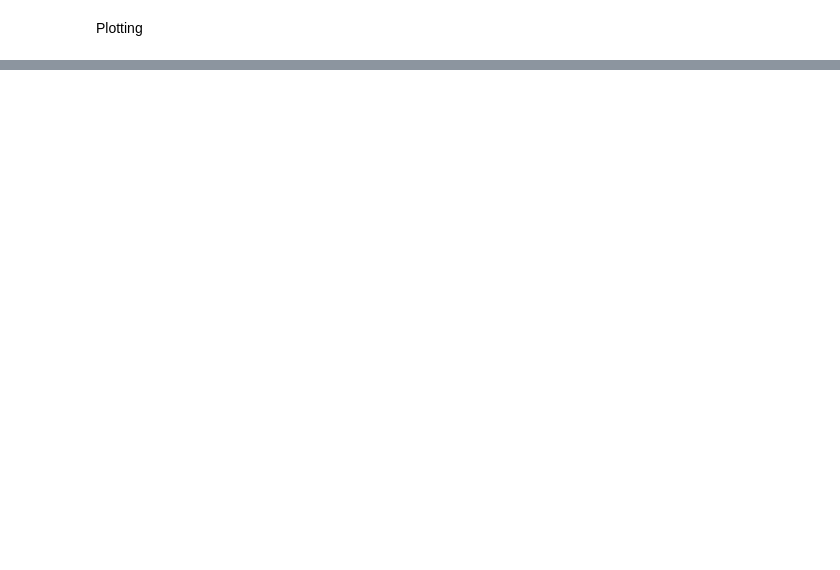
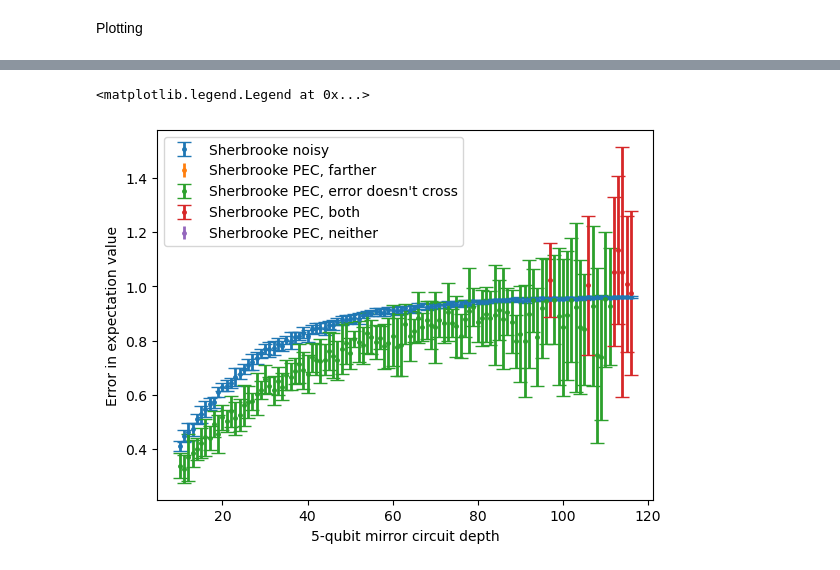
Before and after one commit to irvingatchem/EE522_25_3, a Jupyter notebook: Notebooks/PEC/Harry_Plotter_PEC.ipynb, the cells around one changed output, grey strips where cells are left out. Saved outputs shown, nothing was run; the diff lists cells and outputs as text; code cells hidden in the pictures; blank space fills up the shorter version.

```diff
--- a/Notebooks/PEC/Harry_Plotter_PEC.ipynb
+++ b/Notebooks/PEC/Harry_Plotter_PEC.ipynb
@@ -149,0 +276,15 @@ ax4.legend(loc = "upper left")
+# %%
+plt.figure()
+kwargs = {"capsize": 5, "lw": 2}
+#
+plt.errorbar(sherbrooke_5qdepths, sherbrooke_raw_5qerrors, yerr= sherbrooke_raw_5qstds, label = "Sherbrooke noisy", **kwargs, fmt='o', ms=2.5)
+plt.errorbar(sherbrooke_5qdepths[sherbrooke_5q_farther_indicies], sherbrooke_pec_5qerrors[sherbrooke_5q_farther_indicies], yerr= sherbrooke_pec_5qstds[sherbrooke_5q_farther_indicies], label = "Sherbrooke PEC, farther", **kwargs, fmt='o', ms=2.5)
+plt.errorbar(sherbrooke_5qdepths[sherbrooke_5q_eb_no_cross_indicies], sherbrooke_pec_5qerrors[sherbrooke_5q_eb_no_cross_indicies], yerr= sherbrooke_pec_5qstds[sherbrooke_5q_eb_no_cross_indicies], label = "Sherbrooke PEC, error doesn't cross", **kwargs, fmt='o', ms=2.5)
+plt.errorbar(sherbrooke_5qdepths[sherbrooke_5q_both_indicies], sherbrooke_pec_5qerrors[sherbrooke_5q_both_indicies], yerr= sherbrooke_pec_5qstds[sherbrooke_5q_both_indicies], label = "Sherbrooke PEC, both", **kwargs, fmt='o', ms=2.5)
+plt.errorbar(sherbrooke_5qdepths[sherbrooke_5q_neither_indicies], sherbrooke_pec_5qerrors[sherbrooke_5q_neither_indicies], yerr= sherbrooke_pec_5qstds[sherbrooke_5q_neither_indicies], label = "Sherbrooke PEC, neither", **kwargs, fmt='o', ms=2.5)
+plt.xlabel("5-qubit mirror circuit depth")
+plt.ylabel("Error in expectation value")
+plt.legend(loc = "upper left")
+# %% [output]
+<matplotlib.legend.Legend at 0x...>
+[figure, added]
```
Also changed, not shown: parts of 23 cells of this notebook, 9 other files.
